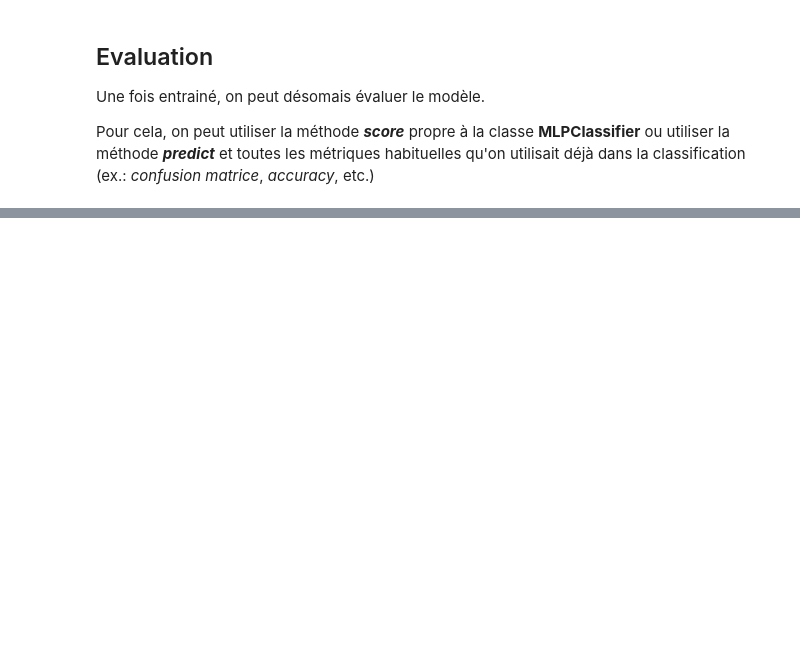
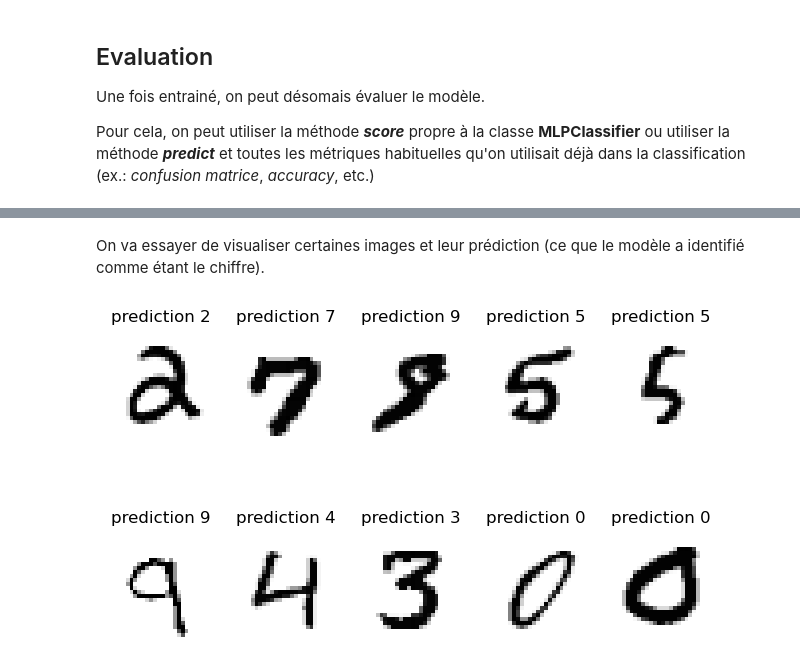
Before and after one commit to mkirschpin/CoursPython, a Jupyter notebook: solutions/ExempleNeuralNetworks/exempleMLP_sklearn.ipynb, the cells around one changed output, grey strips where cells are left out. Drawn from its saved outputs; the diff is of its cells as text; code cells hidden in the pictures; blank space fills up the shorter version.

```diff
--- a/solutions/ExempleNeuralNetworks/exempleMLP_sklearn.ipynb
+++ b/solutions/ExempleNeuralNetworks/exempleMLP_sklearn.ipynb
@@ -191,0 +192,18 @@ Text(0.5, 1.0, 'Confusion matrix')
+# %% [markdown]
+On va essayer de visualiser certaines images et leur prédiction (ce que le modèle a identifié comme étant le chiffre).
+# %%
+fig, ax = plt.subplots(nrows=2, ncols=5)
+ax = ax.flatten() # pour transformer notre tableau bidimensionnel en un tableau unidimensionnel
+
+nblin = len(x_test) # on trouve le nombre d'échantillons du x_test
+
+for i in range(10) :  # on a 10 positions pour afficher des chiffres
+    n = rnd.randint(0,nblin)
+    ax[i].imshow(x_test[n].reshape(28,28),cmap='Greys')
+    ax[i].set_title ('prediction {}'.format(y_test_pred[n]))
+    ax[i].axis('off')
+
+plt.tight_layout()
+plt.show()
+# %% [output]
+[figure, added]
```
Also changed, not shown: parts of 7 cells of this notebook.
